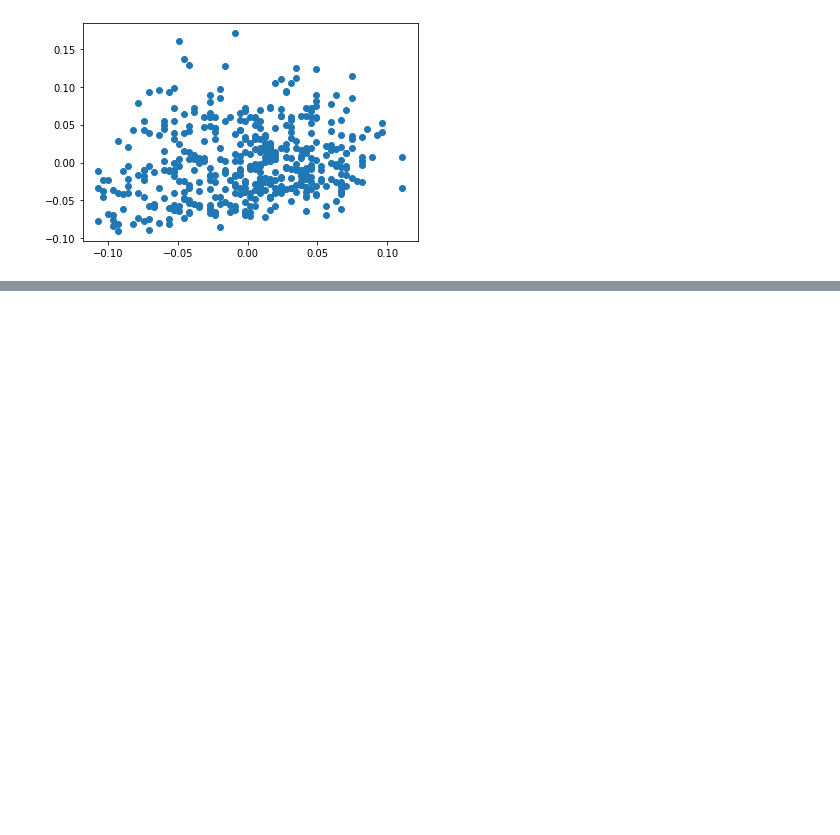
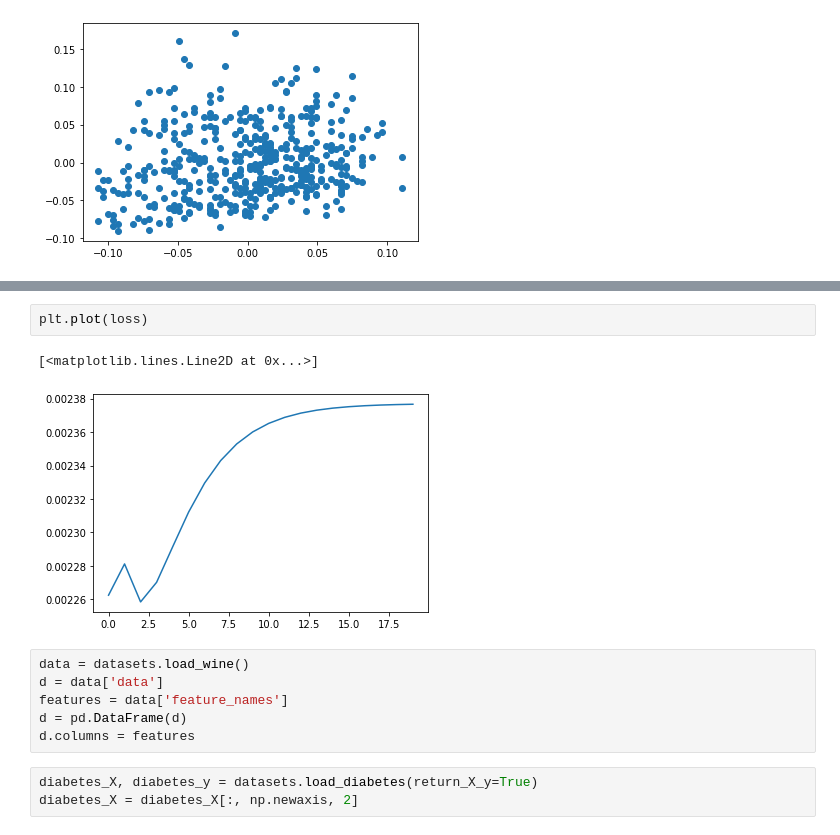
Before and after one commit to amoroma-bb/NeuralNine, a Jupyter notebook: linear_regression.ipynb, the cells around one changed output, grey strips where cells are left out. Cells and saved outputs as stored; diff of their text form; blank space fills up the shorter version.

```diff
--- a/linear_regression.ipynb
+++ b/linear_regression.ipynb
@@ -39,0 +95,14 @@ def loss_function(m, b, data):
+# %%
+plt.plot(loss)
+# %% [output]
+[<matplotlib.lines.Line2D at 0x...>]
+[figure, added]
+# %%
+data = datasets.load_wine()
+d = data['data']
+features = data['feature_names']
+d = pd.DataFrame(d)
+d.columns = features
+# %%
+diabetes_X, diabetes_y = datasets.load_diabetes(return_X_y=True)
+diabetes_X = diabetes_X[:, np.newaxis, 2]
```
Also changed, not shown: parts of 12 cells of this notebook.
